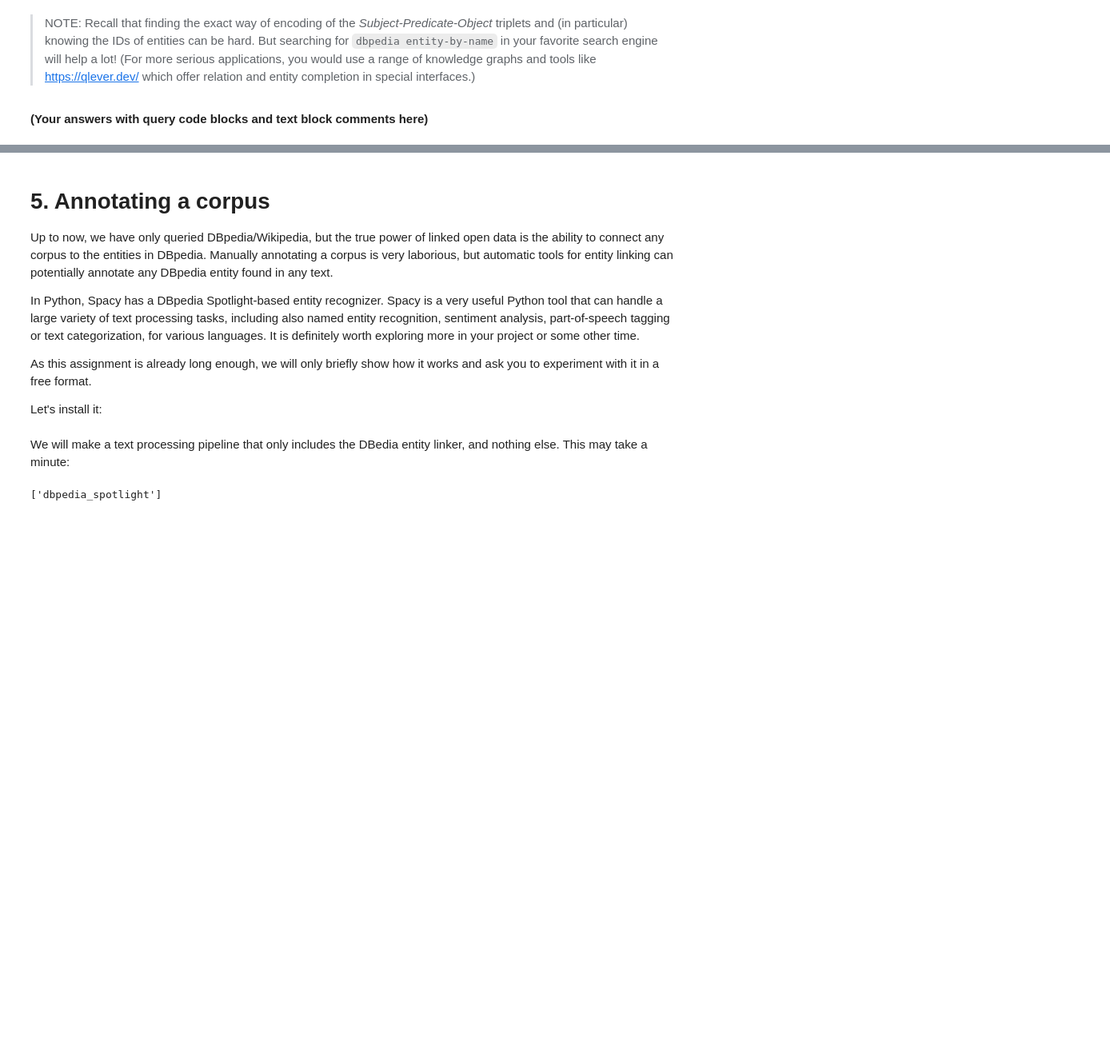
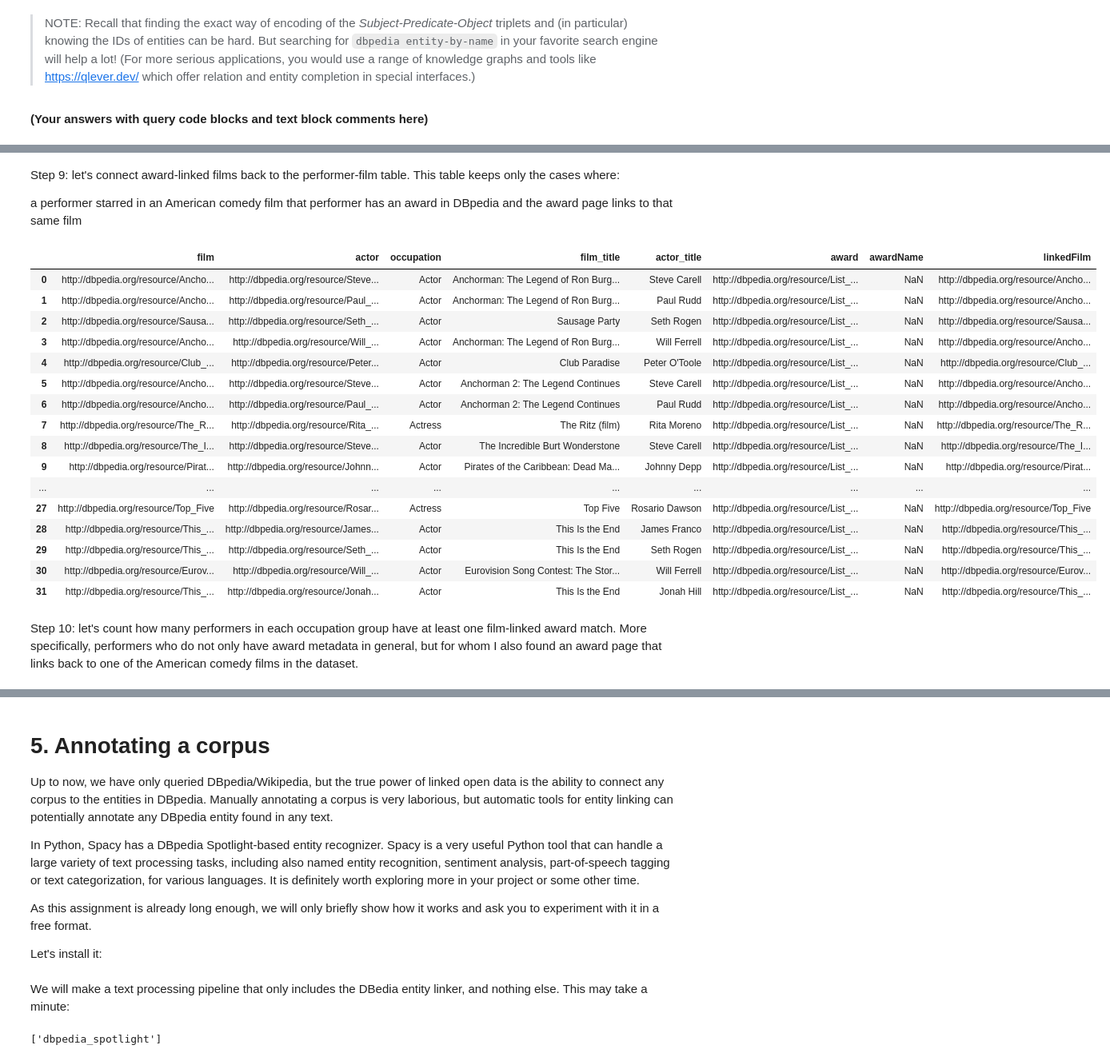
Before and after one commit to NadiyaYakhina/DDR_W3, a Jupyter notebook: 3_lodwanderlust.ipynb, the cells around one changed output, grey strips where cells are left out. Shown: that part at 80% size. Cells and saved outputs as stored; diff of their text form; code cells hidden in the pictures; blank space fills up the shorter version.

```diff
--- a/3_lodwanderlust.ipynb
+++ b/3_lodwanderlust.ipynb
@@ -695,0 +1007,3 @@ In a similar way as the example walk, make your own walk through DBpedia/Wikiped
+# %%
+award_resources = awards_df["award"].dropna().drop_duplicates().tolist()
+award_resources[:10]
@@ -695,0 +1021,26 @@ In a similar way as the example walk, make your own walk through DBpedia/Wikiped
+# %%
+award_link_rows = []
+
+for award in award_resources:
+    query = f"""
+        SELECT DISTINCT ?linkedFilm
+        WHERE {{
+          <{award}> dbo:wikiPageWikiLink ?linkedFilm .
+          ?linkedFilm dct:subject dbc:American_comedy_films .
+        }}
+        LIMIT 500
+    """
+    sparql.setQuery(query)
+    result = sparql.query().convert().decode("utf-8")
+    temp_df = pd.read_csv(StringIO(result), sep=",")
+
+    if not temp_df.empty:
+        temp_df["award"] = award
+        award_link_rows.append(temp_df)
+
+if award_link_rows:
+    award_links_df = pd.concat(award_link_rows, ignore_index=True)
+else:
+    award_links_df = pd.DataFrame(columns=["linkedFilm", "award"])
+
+award_links_df
@@ -695,0 +1061,41 @@ In a similar way as the example walk, make your own walk through DBpedia/Wikiped
+# %% [markdown]
+Step 9: let's connect award-linked films back to the performer-film table. This table keeps only the cases where:
+
+a performer starred in an American comedy film
+that performer has an award in DBpedia
+and the award page links to that same film
+# %%
+film_award_matches_df = cast_df.merge(
+    awards_df[["actor", "occupation", "award", "awardName"]].drop_duplicates(),
+    on=["actor", "occupation"],
+    how="inner"
+)
+
+film_award_matches_df = film_award_matches_df.merge(
+    award_links_df,
+    left_on=["award", "film"],
+    right_on=["award", "linkedFilm"],
+    how="inner"
+)
+
+film_award_matches_df
+# %% [output]
+|  | film | actor | occupation | film_title | actor_title | award | awardName | linkedFilm |
+| 0 | http://dbpedia.org/resource/Ancho... | http://dbpedia.org/resource/Steve... | Actor | Anchorman: The Legend of Ron Burg... | Steve Carell | http://dbpedia.org/resource/List_... | NaN | http://dbpedia.org/resource/Ancho... |
+| 1 | http://dbpedia.org/resource/Ancho... | http://dbpedia.org/resource/Paul_... | Actor | Anchorman: The Legend of Ron Burg... | Paul Rudd | http://dbpedia.org/resource/List_... | NaN | http://dbpedia.org/resource/Ancho... |
+| 2 | http://dbpedia.org/resource/Sausa... | http://dbpedia.org/resource/Seth_... | Actor | Sausage Party | Seth Rogen | http://dbpedia.org/resource/List_... | NaN | http://dbpedia.org/resource/Sausa... |
+| 3 | http://dbpedia.org/resource/Ancho... | http://dbpedia.org/resource/Will_... | Actor | Anchorman: The Legend of Ron Burg... | Will Ferrell | http://dbpedia.org/resource/List_... | NaN | http://dbpedia.org/resource/Ancho... |
+| 4 | http://dbpedia.org/resource/Club_... | http://dbpedia.org/resource/Peter... | Actor | Club Paradise | Peter O'Toole | http://dbpedia.org/resource/List_... | NaN | http://dbpedia.org/resource/Club_... |
+| 5 | http://dbpedia.org/resource/Ancho... | http://dbpedia.org/resource/Steve... | Actor | Anchorman 2: The Legend Continues | Steve Carell | http://dbpedia.org/resource/List_... | NaN | http://dbpedia.org/resource/Ancho... |
+| 6 | http://dbpedia.org/resource/Ancho... | http://dbpedia.org/resource/Paul_... | Actor | Anchorman 2: The Legend Continues | Paul Rudd | http://dbpedia.org/resource/List_... | NaN | http://dbpedia.org/resource/Ancho... |
+| 7 | http://dbpedia.org/resource/The_R... | http://dbpedia.org/resource/Rita_... | Actress | The Ritz (film) | Rita Moreno | http://dbpedia.org/resource/List_... | NaN | http://dbpedia.org/resource/The_R... |
+| 8 | http://dbpedia.org/resource/The_I... | http://dbpedia.org/resource/Steve... | Actor | The Incredible Burt Wonderstone | Steve Carell | http://dbpedia.org/resource/List_... | NaN | http://dbpedia.org/resource/The_I... |
+| 9 | http://dbpedia.org/resource/Pirat... | http://dbpedia.org/resource/Johnn... | Actor | Pirates of the Caribbean: Dead Ma... | Johnny Depp | http://dbpedia.org/resource/List_... | NaN | http://dbpedia.org/resource/Pirat... |
+| ... | ... | ... | ... | ... | ... | ... | ... | ... |
+| 27 | http://dbpedia.org/resource/Top_Five | http://dbpedia.org/resource/Rosar... | Actress | Top Five | Rosario Dawson | http://dbpedia.org/resource/List_... | NaN | http://dbpedia.org/resource/Top_Five |
+| 28 | http://dbpedia.org/resource/This_... | http://dbpedia.org/resource/James... | Actor | This Is the End | James Franco | http://dbpedia.org/resource/List_... | NaN | http://dbpedia.org/resource/This_... |
+| 29 | http://dbpedia.org/resource/This_... | http://dbpedia.org/resource/Seth_... | Actor | This Is the End | Seth Rogen | http://dbpedia.org/resource/List_... | NaN | http://dbpedia.org/resource/This_... |
+| 30 | http://dbpedia.org/resource/Eurov... | http://dbpedia.org/resource/Will_... | Actor | Eurovision Song Contest: The Stor... | Will Ferrell | http://dbpedia.org/resource/List_... | NaN | http://dbpedia.org/resource/Eurov... |
+| 31 | http://dbpedia.org/resource/This_... | http://dbpedia.org/resource/Jonah... | Actor | This Is the End | Jonah Hill | http://dbpedia.org/resource/List_... | NaN | http://dbpedia.org/resource/This_... |
+# %% [markdown]
+Step 10: let's count how many performers in each occupation group have at least one film-linked award match. More specifically, performers who do not only have award metadata in general, but for whom I also found an award page that links back to one of the American comedy films in the dataset.
```
Also changed, not shown: parts of 37 cells of this notebook.
